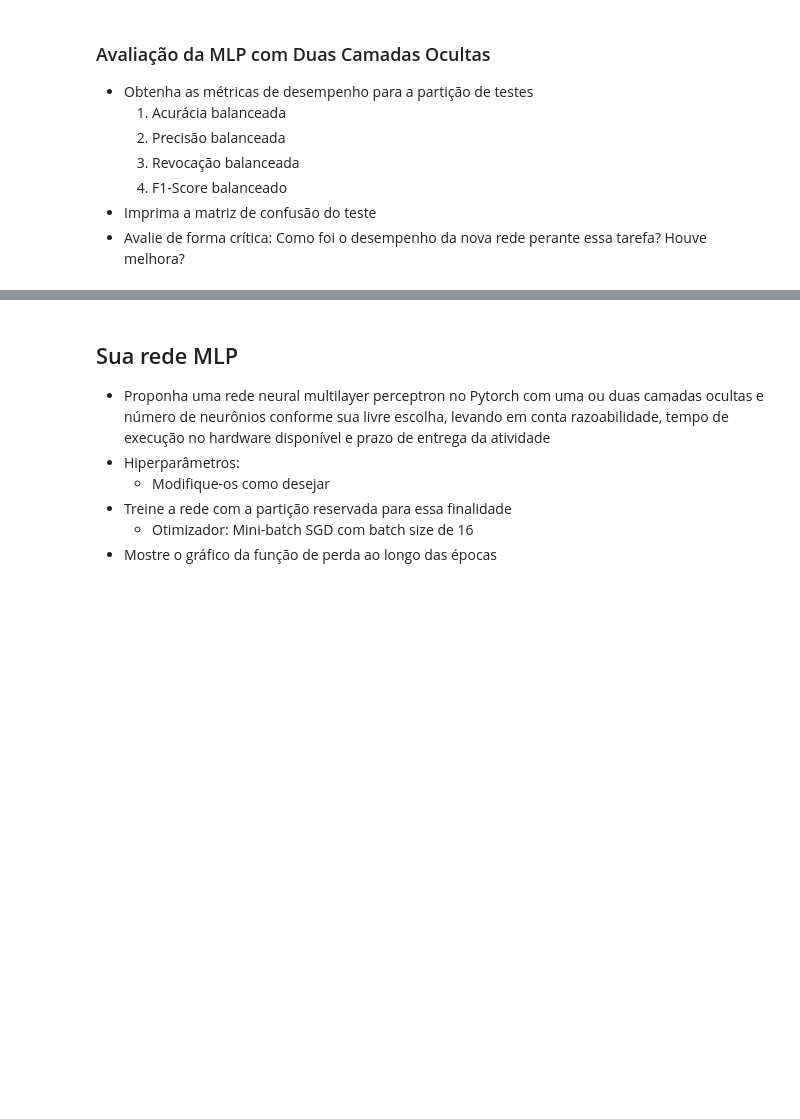
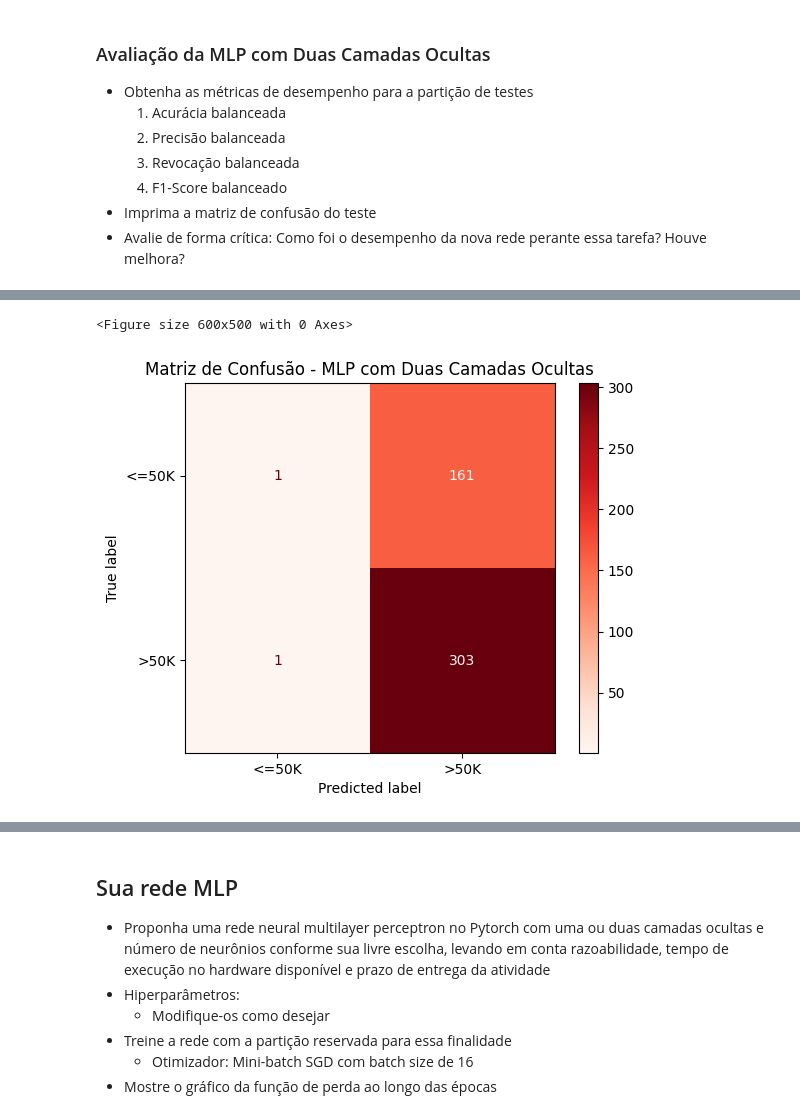
Before and after one commit to RaffaellaSantos/rede_mlp, a Jupyter notebook: Topicos1-2026.1-Tarefa2.ipynb, the cells around one changed output, grey strips where cells are left out. Cells and saved outputs as stored; diff of their text form; code cells hidden in the pictures; blank space fills up the shorter version.

```diff
--- a/Topicos1-2026.1-Tarefa2.ipynb
+++ b/Topicos1-2026.1-Tarefa2.ipynb
@@ -390,3 +403,28 @@ plt.show()
   4. F1-Score balanceado
 - Imprima a matriz de confusão do teste
 - Avalie de forma crítica: Como foi o desempenho da nova rede perante essa tarefa? Houve melhora?
+# %%
+model_multi.eval()
+
+with torch.no_grad():
+    y_pred_prob_multi = model_multi(X_test_tensor)
+    y_pred_multi = (y_pred_prob_multi >= 0.5).float()
+
+y_pred_np_multi = y_pred_multi.numpy()
+
+accuracy_balanced_multi = balanced_accuracy_score(y_true_np, y_pred_np_multi)
+precision_balanced_multi = precision_score(y_true_np, y_pred_np_multi, average='macro', zero_division=0)
+recall_balanced_multi = recall_score(y_true_np, y_pred_np_multi, average='macro')
+f1_balanced_multi = f1_score(y_true_np, y_pred_np_multi, average='macro')
+
+results_table_multi = PrettyTable()
+results_table_multi.field_names = ["Métrica", "Resultado"]
+results_table_multi.add_row(["Acurácia Balanceada", f"{accuracy_balanced_multi:.4f}"])
+results_table_multi.add_row(["Precisão Balanceada", f"{precision_balanced_multi:.4f}"])
+results_table_multi.add_row(["Recall Balanceado", f"{recall_balanced_multi:.4f}"])
+results_table_multi.add_row(["F1-Score Balanceado", f"{f1_balanced_multi:.4f}"])
+
+results_table_multi.align["Métrica"] = "l"
+results_table_multi.align["Resultado"] = "r"
+print("Avaliação da MLP com Duas Camadas Ocultas")
+print(results_table_multi)
@@ -392,0 +441,10 @@ plt.show()
+# %%
+cm_multi = confusion_matrix(y_true_np, y_pred_np_multi)
+disp_multi = ConfusionMatrixDisplay(confusion_matrix=cm_multi, display_labels=['<=50K', '>50K'])
+plt.figure(figsize=(6, 5))
+disp_multi.plot(cmap='Reds', values_format='d')
+plt.title('Matriz de Confusão - MLP com Duas Camadas Ocultas')
+plt.show()
+# %% [output]
+<Figure size 600x500 with 0 Axes>
+[figure, added]
```
Also changed, not shown: parts of 7 cells of this notebook.
